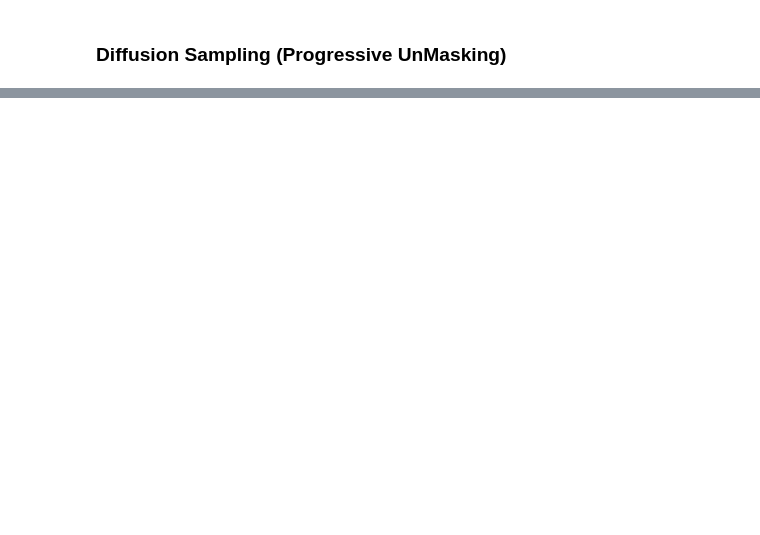
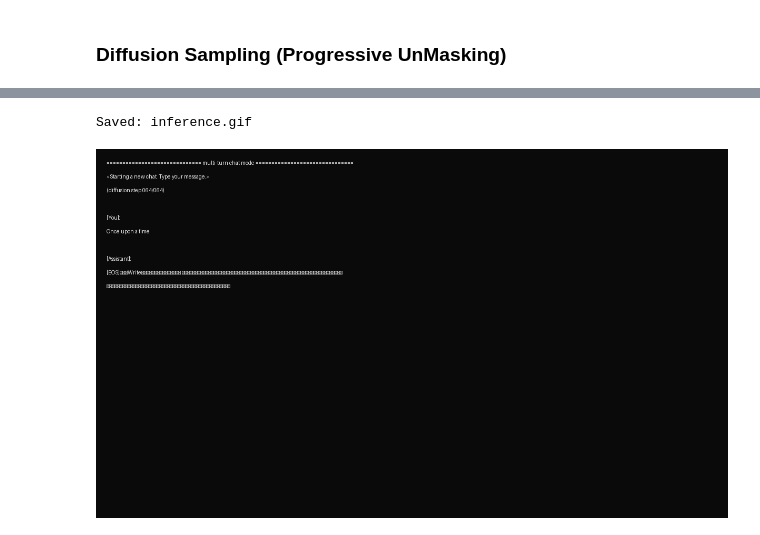
Before and after one commit to PARTHIBAN-007/AI-Architectures-Foundry, a Jupyter notebook: Diffusion_LLM/main.ipynb, the cells around one changed output, grey strips where cells are left out. Drawn from its saved outputs; the diff is of its cells as text; code cells hidden in the pictures; blank space fills up the shorter version.

Commit message:
Diffusion LLM Training + Inference

```diff
--- a/Diffusion_LLM/main.ipynb
+++ b/Diffusion_LLM/main.ipynb
@@ -457,0 +533,66 @@ print(final_text)
+# %%
+from PIL import Image, ImageDraw, ImageFont
+import imageio.v2 as imageio
+
+
+def render_terminal_frame(lines, width=1200, height=700, font_size=20, margin=20, line_spacing=6):
+    bg = (10, 10, 10)
+    fg = (230, 230, 230)
+
+    img = Image.new("RGB", (width, height), bg)
+    draw = ImageDraw.Draw(img)
+    font = ImageFont.load_default()
+
+    y = margin
+    for line in lines:
+        draw.text((margin, y), line, font=font, fill=fg)
+        y += font_size + line_spacing
+        if y > height - margin:
+            break
+    return img
+
+def wrap_text_to_width(text, max_chars=90):
+    out = []
+    for paragraph in text.split("\n"):
+        paragraph = paragraph.rstrip()
+        if not paragraph:
+            out.append("")
+            continue
+        while len(paragraph) > max_chars:
+            out.append(paragraph[:max_chars])
+            paragraph = paragraph[max_chars:]
+        out.append(paragraph)
+    return out
+
+def make_chat_lines(user_msg: str, assistant_text: str):
+    header = "============================== multi-turn chat mode ==============================="
+    sub = "<Starting a new chat. Type your message.>"
+    lines = [header, sub, ""]
+    lines += ["[You]:", user_msg, ""]
+    lines += ["[Assistant]:"]
+
+    if "<|assistant|>" in assistant_text:
+        assistant_text = assistant_text.split("<|assistant|>", 1)[1]
+    assistant_text = assistant_text.replace("<|end|>", "").strip()
+
+    lines += wrap_text_to_width(assistant_text, max_chars=90)
+    return lines
+
+gif_frames = []
+for (s, decoded) in frames:
+    lines = make_chat_lines(test_user_prompt, decoded)
+    lines.insert(2, f"(diffusion step {s:03d}/{cfg.diffusion_steps:03d})")
+    img = render_terminal_frame(lines)
+    gif_frames.append(np.array(img))
+
+GIF_PATH = "inference.gif"
+imageio.mimsave(GIF_PATH, gif_frames, duration=0.08)
+
+print("Saved:", GIF_PATH)
+# %% [output]
+Saved: inference.gif
+# %%
+from IPython.display import Image as IPyImage, display
+display(IPyImage(filename="inference.gif"))
+# %% [output]
+[figure, added]
```
Also changed, not shown: parts of 11 cells of this notebook, 2 other files.
